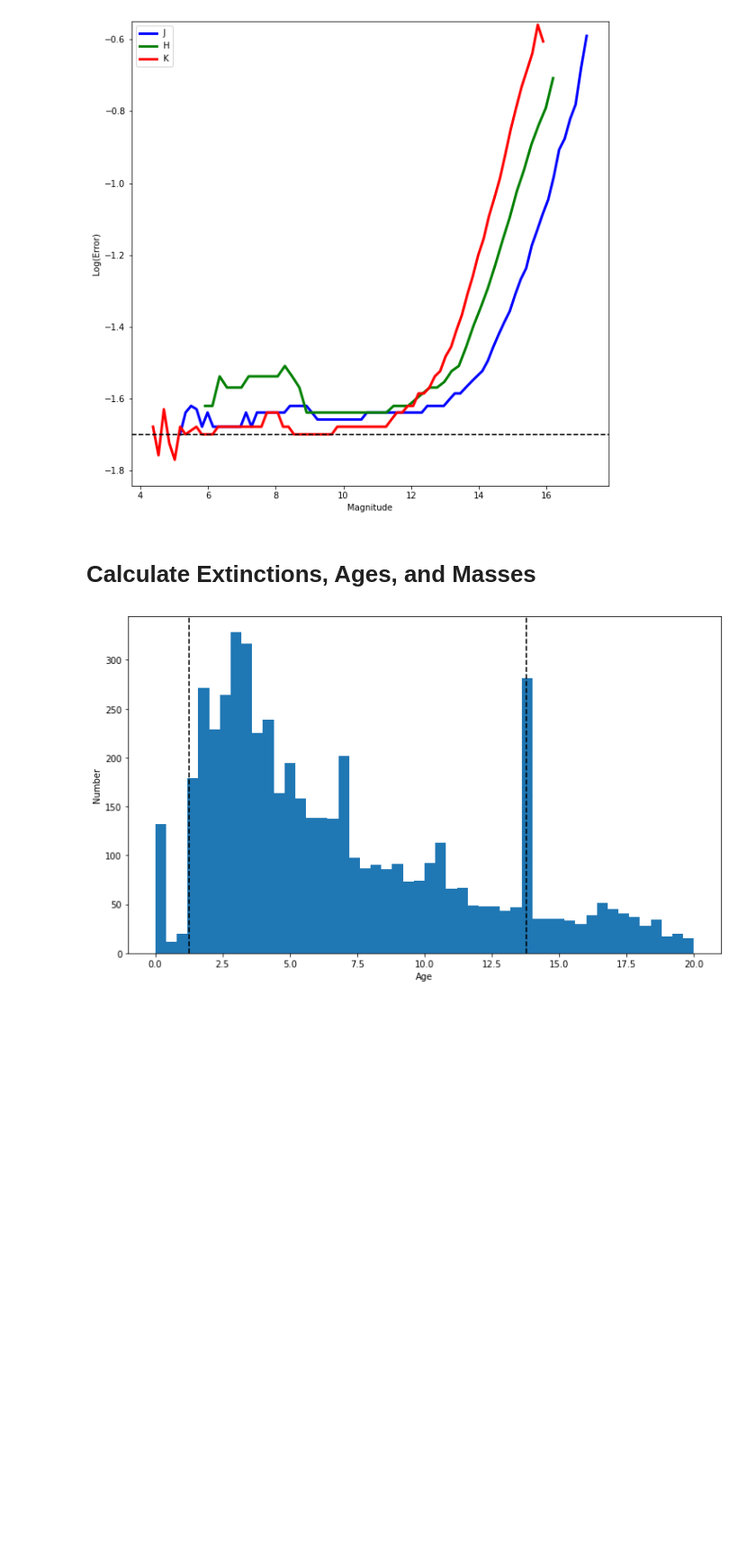
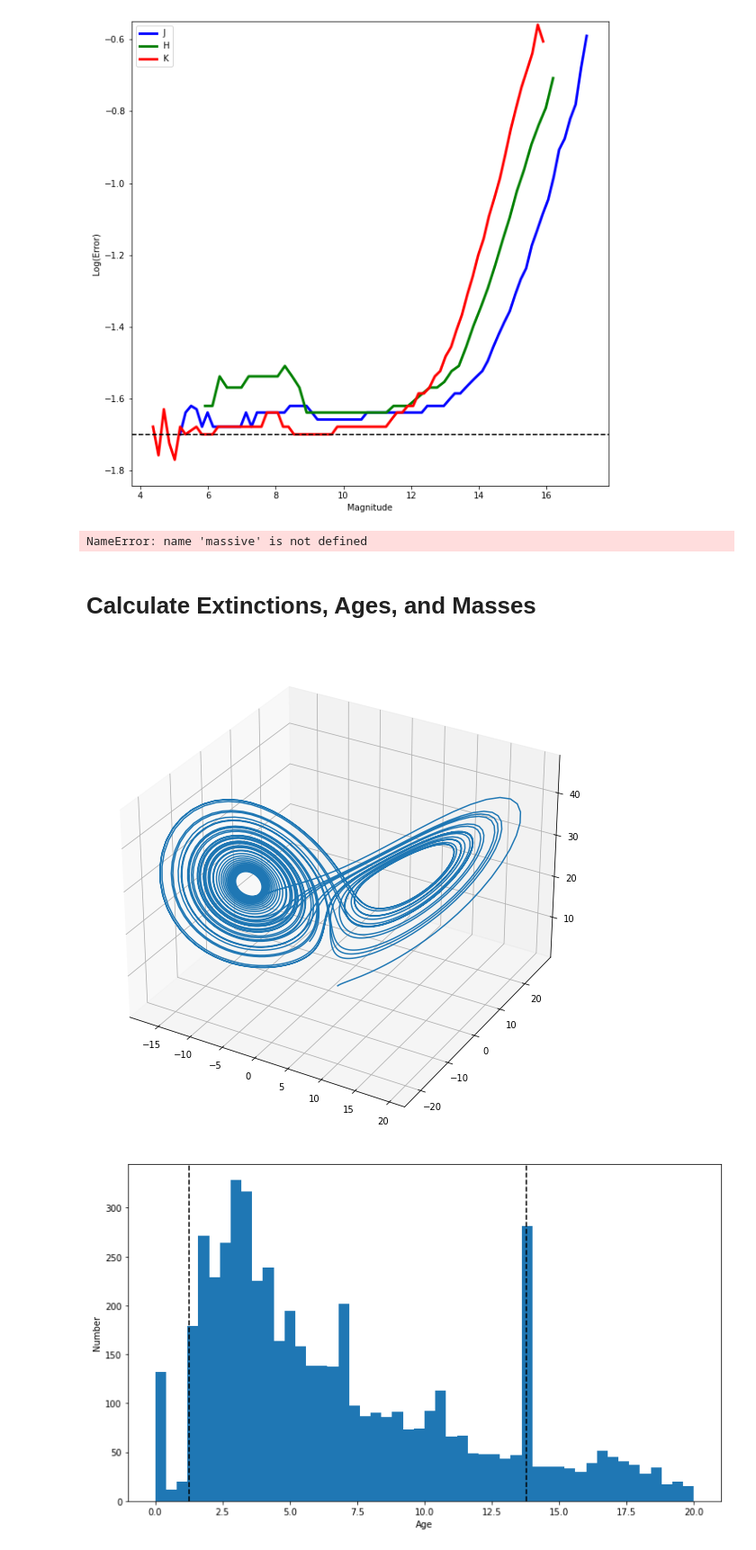
Before and after one commit to JoshuaPovick/Age_Fitting, a Jupyter notebook: notebooks/AetasFinalMaybe-APOKASC.ipynb, the cells around one changed output. Shown at 90% size. Drawn from its saved outputs; the diff is of its cells as text; code cells hidden in the pictures; blank space fills up the shorter version.

```diff
--- a/notebooks/AetasFinalMaybe-APOKASC.ipynb
+++ b/notebooks/AetasFinalMaybe-APOKASC.ipynb
@@ -1091,6 +1091,10 @@ mh_tck = (np.array([-2.21858025e+00, -2.21858025e+00, -2.21858025e+00, -2.218580
                     0.00000000e+00, 0.00000000e+00, 0.00000000e+00]),3)
 
 teff_cal = BSpline(mh_tck[0],mh_tck[1],mh_tck[2])(kdr17['FPARAM'][:,3])+tcorr
+# %%
+massive['MH']
+# %% [output]
+NameError: name 'massive' is not defined
 # %% [markdown]
 # Calculate Extinctions, Ages, and Masses
 # %%
@@ -1128,6 +1132,32 @@ for i in tqdm(range(len(kdr17))):
     kasc_ext[i,:],kasc_ext_err[i,:] = exts[:,0],exts[:,1]
     kasc_age[i],kasc_chi[i],kasc_rms[i] = CalcAge.get_age()
     kasc_mass[i] = CalcAge.age_2_mass(kasc_age[i])
+# %%
+import numpy as np
+import matplotlib.pyplot as plt
+from scipy.integrate import odeint
+from mpl_toolkits.mplot3d import Axes3D
+
+rho = 28.0
+sigma = 10.0
+beta = 8.0 / 3.0
+
+def f(state, t):
+    x, y, z = state  # Unpack the state vector
+    return sigma * (y - x), x * (rho - z) - y, x * y - beta * z  # Derivatives
+
+state0 = [1.0, 1.0, 1.0]
+t = np.arange(0.0, 40.0, 0.01)
+
+states = odeint(f, state0, t)
+
+fig = plt.figure(figsize=[10,10])
+ax = fig.gca(projection="3d")
+ax.plot(states[:, 0], states[:, 1], states[:, 2])
+plt.draw()
+plt.show()
+# %% [output]
+[figure, added]
 # %%
 # import pdb
 
```
Also changed, not shown: 19 other files.
